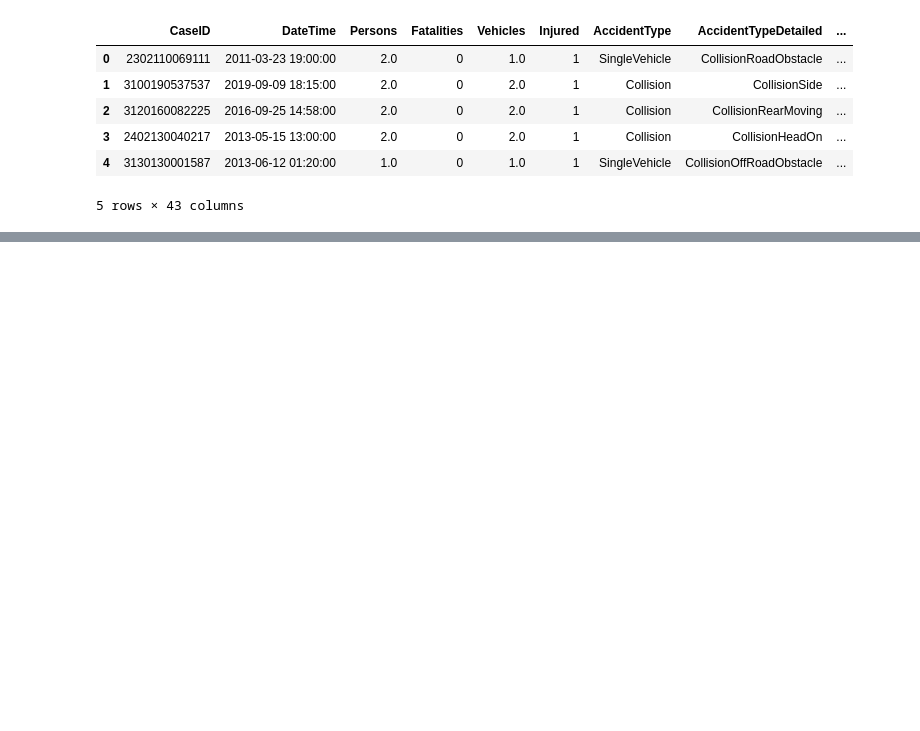
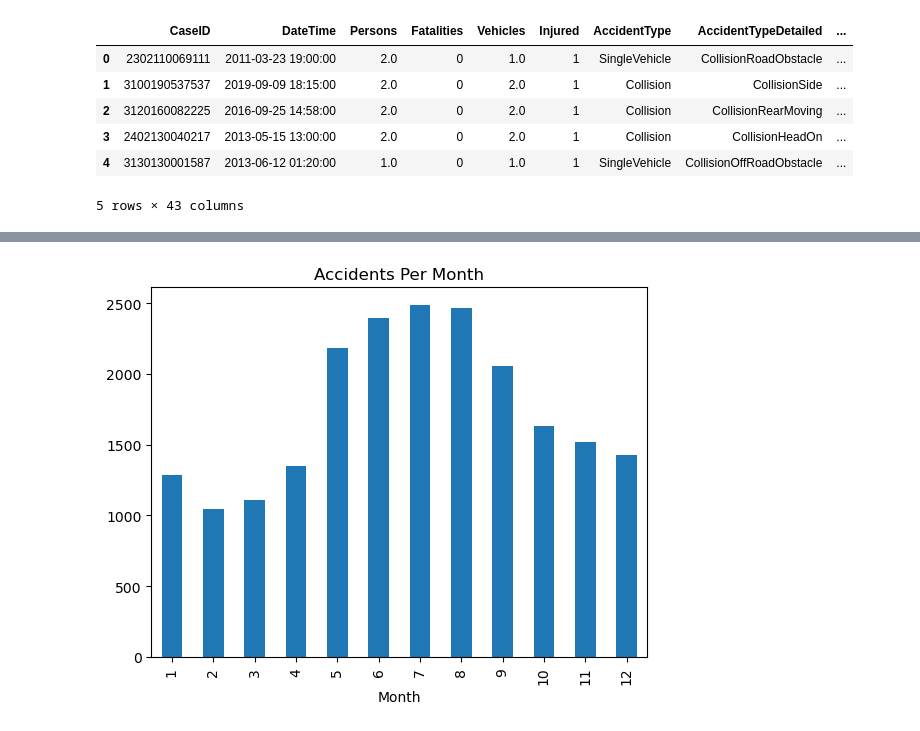
Before and after one commit to Rover-M/Estonian-traffic-accidents, a Jupyter notebook: Untitled.ipynb, the cells around one changed output, grey strips where cells are left out. Saved outputs shown, nothing was run; the diff lists cells and outputs as text; code cells hidden in the pictures; blank space fills up the shorter version.

```diff
--- a/Untitled.ipynb
+++ b/Untitled.ipynb
@@ -308,0 +363,6 @@ df_clean.head()
+# %%
+df_clean["Month"].value_counts().sort_index().plot(kind="bar")
+plt.title("Accidents Per Month")
+plt.show()
+# %% [output]
+[figure, added]
```
Also changed, not shown: parts of 9 cells of this notebook.
